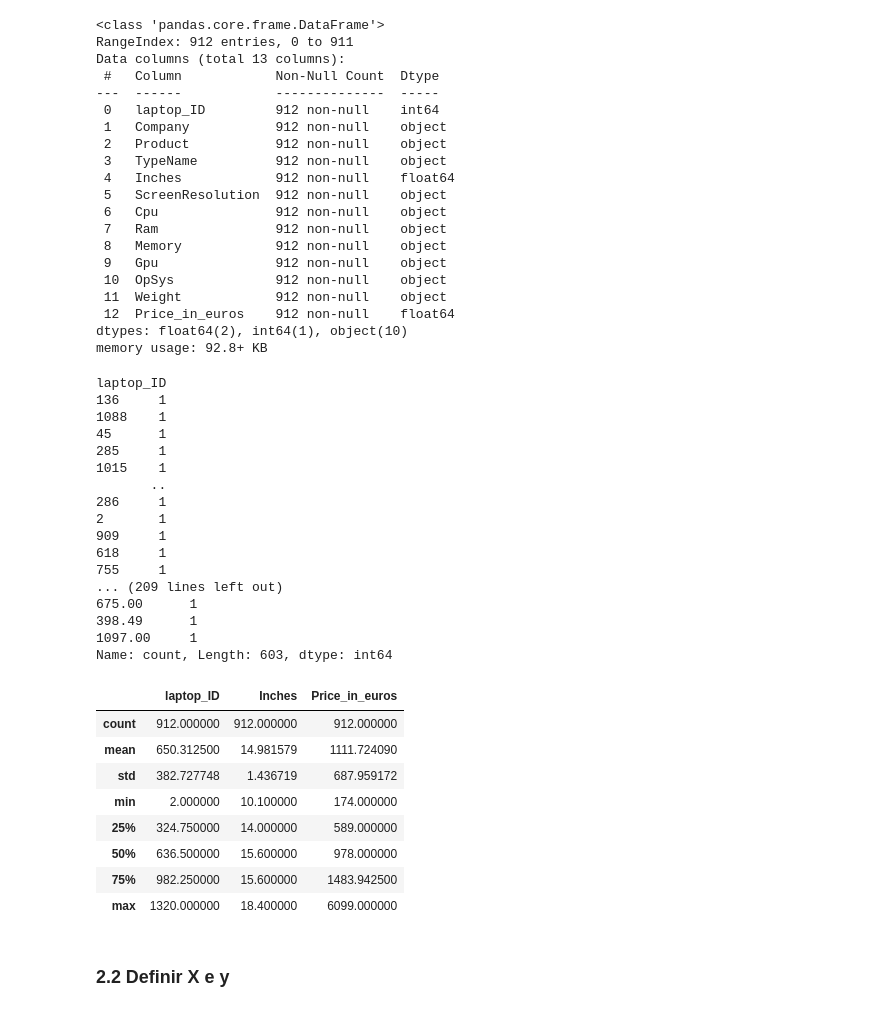
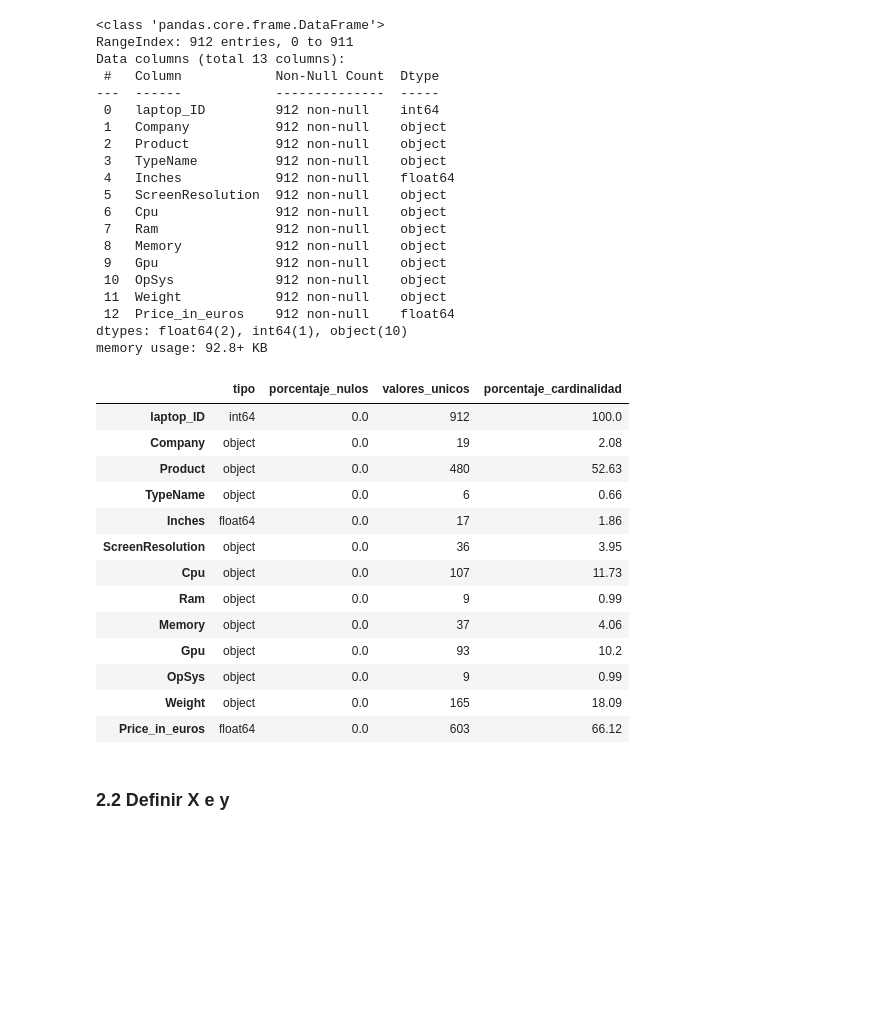
Before and after one commit to terelopdel-sketch/DS-Online-Teresa-Lopez, a Jupyter notebook: Team_Challenges/TC_04_Sprint_12_Kaggle/TC-Kaggle_submission.ipynb, the cells around one changed output. Cells and saved outputs as stored; diff of their text form; code cells hidden in the pictures; blank space fills up the shorter version.

```diff
--- a/Team_Challenges/TC_04_Sprint_12_Kaggle/TC-Kaggle_submission.ipynb
+++ b/Team_Challenges/TC_04_Sprint_12_Kaggle/TC-Kaggle_submission.ipynb
@@ -50,38 +82,22 @@ Data columns (total 13 columns):
  12  Price_in_euros    912 non-null    float64
 dtypes: float64(2), int64(1), object(10)
 memory usage: 92.8+ KB
-# %%
-for col in df.columns:
-    print(df[col].value_counts())
-# %% [output]
-laptop_ID
-136     1
-1088    1
-45      1
-285     1
-1015    1
-       ..
-286     1
-2       1
-909     1
-618     1
-755     1
-... (209 lines left out)
-675.00      1
-398.49      1
-1097.00     1
-Name: count, Length: 603, dtype: int64
-# %%
-df.describe()
-# %% [output]
-|  | laptop_ID | Inches | Price_in_euros |
-| count | 912.000000 | 912.000000 | 912.000000 |
-| mean | 650.312500 | 14.981579 | 1111.724090 |
-| std | 382.727748 | 1.436719 | 687.959172 |
-| min | 2.000000 | 10.100000 | 174.000000 |
-| 25% | 324.750000 | 14.000000 | 589.000000 |
-| 50% | 636.500000 | 15.600000 | 978.000000 |
-| 75% | 982.250000 | 15.600000 | 1483.942500 |
-| max | 1320.000000 | 18.400000 | 6099.000000 |
+# %%
+describe_df(df)
+# %% [output]
+|  | tipo | porcentaje_nulos | valores_unicos | porcentaje_cardinalidad |
+| laptop_ID | int64 | 0.0 | 912 | 100.0 |
+| Company | object | 0.0 | 19 | 2.08 |
+| Product | object | 0.0 | 480 | 52.63 |
+| TypeName | object | 0.0 | 6 | 0.66 |
+| Inches | float64 | 0.0 | 17 | 1.86 |
+| ScreenResolution | object | 0.0 | 36 | 3.95 |
+| Cpu | object | 0.0 | 107 | 11.73 |
+| Ram | object | 0.0 | 9 | 0.99 |
+| Memory | object | 0.0 | 37 | 4.06 |
+| Gpu | object | 0.0 | 93 | 10.2 |
+| OpSys | object | 0.0 | 9 | 0.99 |
+| Weight | object | 0.0 | 165 | 18.09 |
+| Price_in_euros | float64 | 0.0 | 603 | 66.12 |
 # %% [markdown]
 ### 2.2 Definir X e y
```
Also changed, not shown: parts of 34 cells of this notebook.
